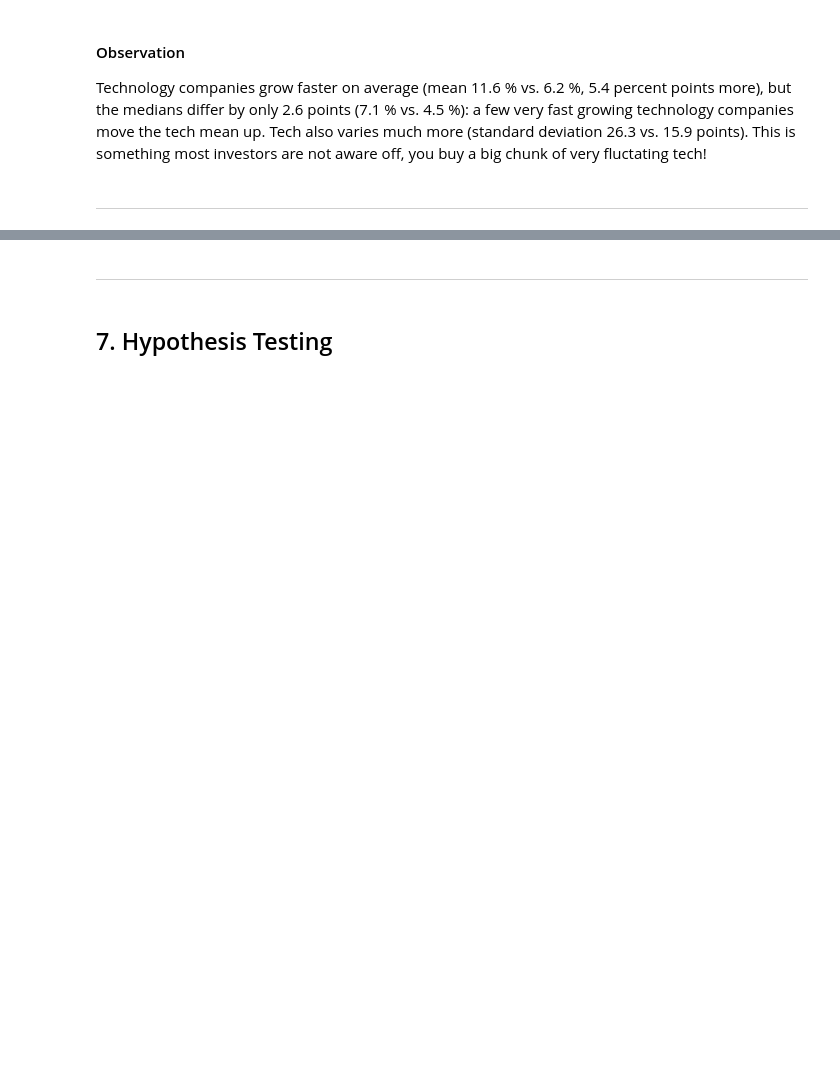
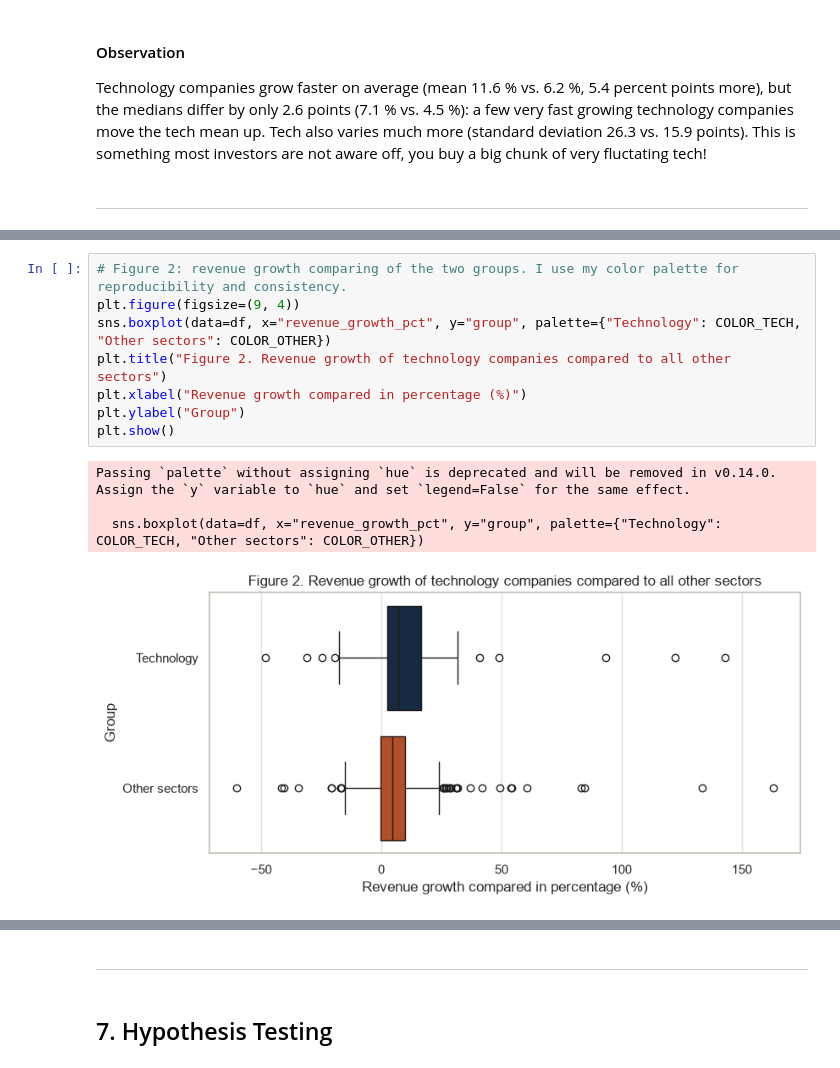
Before and after one commit to Tobolove/sp500-tech-concentration-analysis, a Jupyter notebook: analysis.ipynb, the cells around one changed output, grey strips where cells are left out. Saved outputs shown, nothing was run; the diff lists cells and outputs as text; blank space fills up the shorter version.

```diff
--- a/analysis.ipynb
+++ b/analysis.ipynb
@@ -703,0 +748,13 @@ Tech also varies much more (standard deviation 26.3 vs. 15.9 points). This is so
+# %%
+# Figure 2: revenue growth comparing of the two groups. I use my color palette for reproducibility and consistency.
+plt.figure(figsize=(9, 4))
+sns.boxplot(data=df, x="revenue_growth_pct", y="group", palette={"Technology": COLOR_TECH, "Other sectors": COLOR_OTHER})
+plt.title("Figure 2. Revenue growth of technology companies compared to all other sectors")
+plt.xlabel("Revenue growth compared in percentage (%)")
+plt.ylabel("Group")
+plt.show()
+# %% [output]
+Passing `palette` without assigning `hue` is deprecated and will be removed in v0.14.0. Assign the `y` variable to `hue` and set `legend=False` for the same effect.
+
+  sns.boxplot(data=df, x="revenue_growth_pct", y="group", palette={"Technology": COLOR_TECH, "Other sectors": COLOR_OTHER})
+[figure, added]
```
Also changed, not shown: parts of 21 cells of this notebook.
